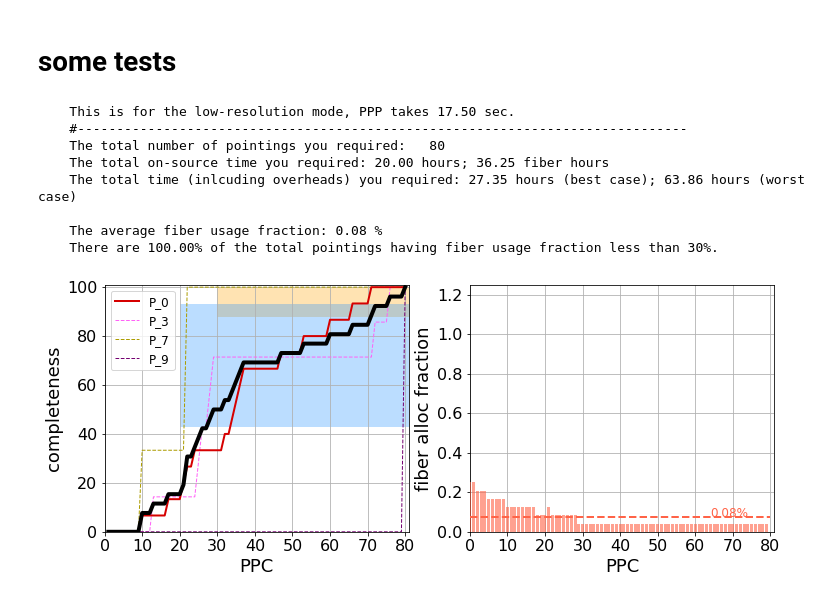
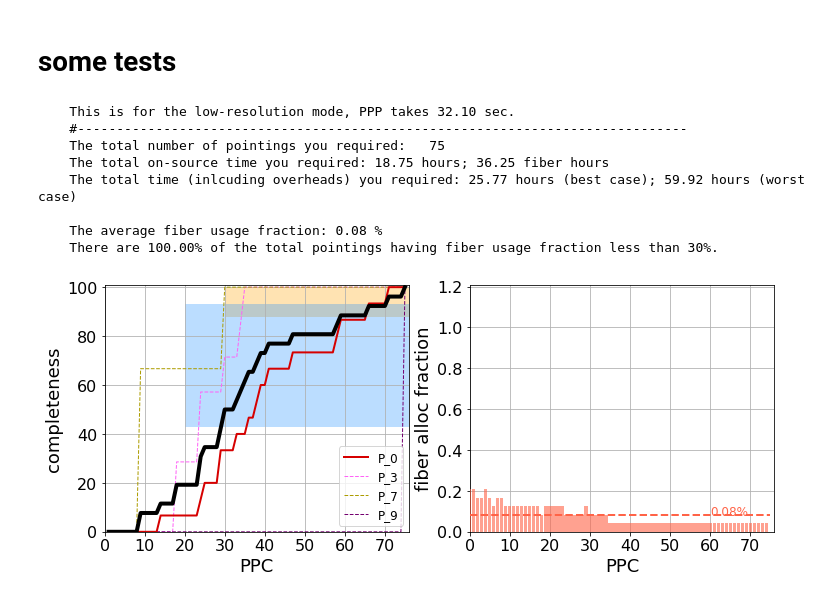
Before and after one commit to Subaru-PFS/ets_pointing, a Jupyter notebook: onlineTool_v3/main_v3.ipynb, the cells around one changed output. Cells and saved outputs as stored; diff of their text form; code cells hidden in the pictures.

```diff
--- a/onlineTool_v3/main_v3.ipynb
+++ b/onlineTool_v3/main_v3.ipynb
@@ -402,14 +402,14 @@ def PPP_centers(sample_f,mutiPro,conta,contb,contc,Print,Plot):
             X_,Y_,obj_dis_sig_,peak_x,peak_y=KDE(sample_s,mutiPro)
 
             #-------------------------------
-            peak_x_t=peak_x+np.random.uniform(-0.05,0.05,1)[0]
-            peak_y_t=peak_y+np.random.uniform(-0.05,0.05,1)[0]
+            peak_x_t=peak_x#+np.random.choice([-0.15,0.15],1)[0]
+            peak_y_t=peak_y#+np.random.choice([-0.15,0.15],1)[0]
             index_=PFS_FoV(peak_x_t,peak_y_t,0,sample_s) # all PA set to be 0 for simplicity
 
             #add a small random shift so that it will not repeat over a blank position
             while len(index_)==0:
-                peak_x_t=peak_x+np.random.choice([0.1,-0.1,0],1)[0]
-                peak_y_t=peak_y+np.random.choice([0.1,-0.1,0],1)[0]
+                peak_x_t=peak_x+np.random.choice([0.15,-0.15,0],1)[0]
+                peak_y_t=peak_y+np.random.choice([0.15,-0.15,0],1)[0]
                 index_=PFS_FoV(peak_x_t,peak_y_t,0,sample_s)
             peak.append([len(peak),peak_x_t,peak_y_t,0]) # ppc_id,ppc_ra,ppc_dec,ppc_PA=0
 
@@ -598,7 +598,7 @@ def netflowRun(sample,Print):
         bench = Bench(layout="full")
         tgt=sam2netflow(sample_inuse)
         classdict=NetflowPreparation(sample_inuse)
-        otime = "2024-05-20T15:00:00"
+        otime = "2024-05-20T08:00:00Z"
 
         telescopes = []
 
@@ -615,18 +615,20 @@ def netflowRun(sample,Print):
         def cobraMoveCost(dist):
             return 0.1*dist
 
-        gurobiOptions=dict(seed=0, presolve=1, method=0, degenmoves=0,heuristics=0.6, mipfocus=0, \
-                           mipgap=5.0e-2,LogToConsole=1)
+        gurobiOptions=dict(seed=0, presolve=1, method=4, degenmoves=0,heuristics=0.8, mipfocus=0, \
+                           mipgap=5.0e-2,LogToConsole=0)
 
         # partially observed? no
         alreadyObserved={}
+
+        forbiddenPairs = [[] for i in range(nvisit)]
 
         # compute observation strategy
         prob = nf.buildProblem(bench, tgt, tpos, classdict, 900,
                                vis_cost, cobraMoveCost=cobraMoveCost,
                                collision_distance=2., elbow_collisions=True,
                                gurobi=True, gurobiOptions=gurobiOptions,
-                               alreadyObserved=alreadyObserved)
+                               alreadyObserved=alreadyObserved,forbiddenPairs=forbiddenPairs)
 
         prob.solve()
         Obj=prob._prob.objVal
@@ -976,17 +1008,17 @@ thread=20
 # %%
 ## INPUT: "input/z4qso_t.csv" z4 qso testing sample
 #weight: conta--> science grade,>0; contb--> remaining time; contc--> local density
-test1=execu([4.02,0.1,0.05],True,True)
+test1=execu([4.02,0.22,0.15],True,True)
 # %% [output]
-    This is for the low-resolution mode, PPP takes 17.50 sec.
+    This is for the low-resolution mode, PPP takes 32.10 sec.
     #------------------------------------------------------------------------------
-    The total number of pointings you required:   80
-    The total on-source time you required: 20.00 hours; 36.25 fiber hours
-    The total time (inlcuding overheads) you required: 27.35 hours (best case); 63.86 hours (worst case)
+    The total number of pointings you required:   75
+    The total on-source time you required: 18.75 hours; 36.25 fiber hours
+    The total time (inlcuding overheads) you required: 25.77 hours (best case); 59.92 hours (worst case)
 
     The average fiber usage fraction: 0.08 %
     There are 100.00% of the total pointings having fiber usage fraction less than 30%.
-[figure, old version]
+[figure, new version]
 # %%
 ## INPUT: "input/cluster_t.csv" cluster testing sample
 #weight: conta--> science grade,>0; contb--> remaining time; contc--> local density
```
Also changed, not shown: parts of 4 cells of this notebook, 1 other file.
